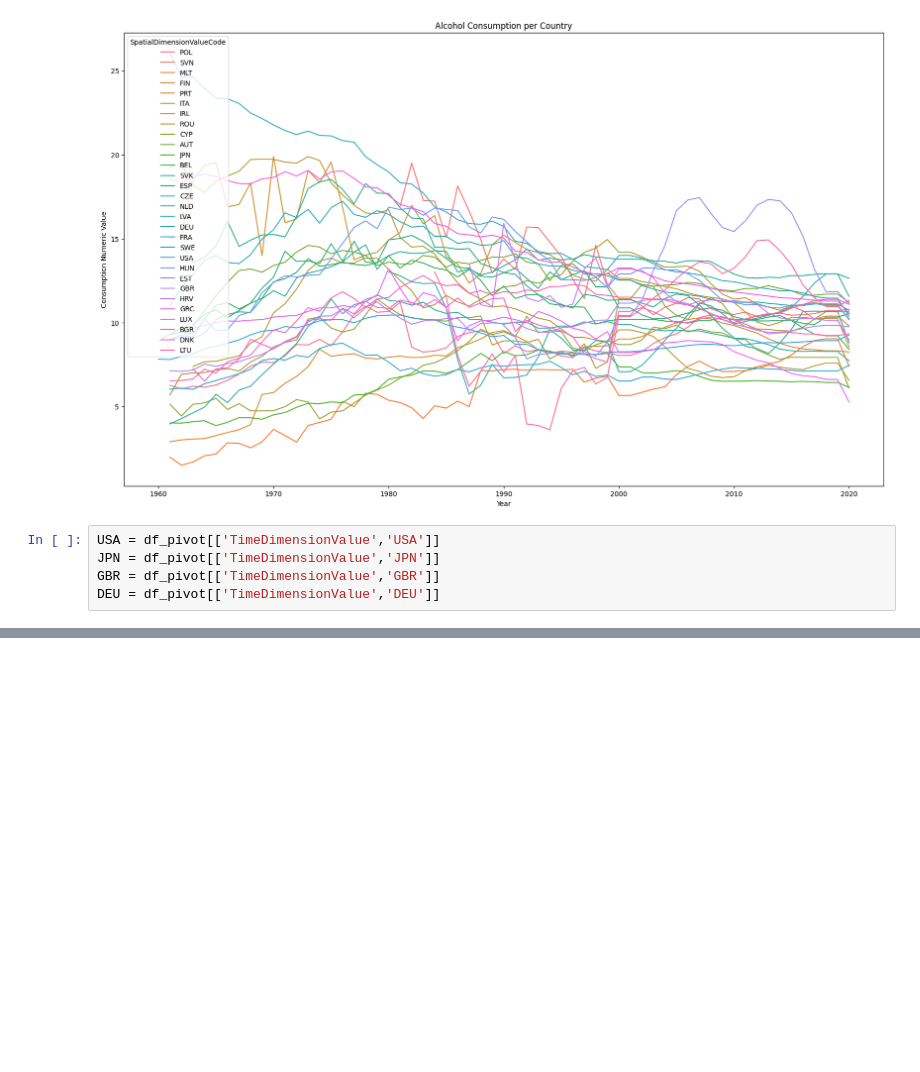
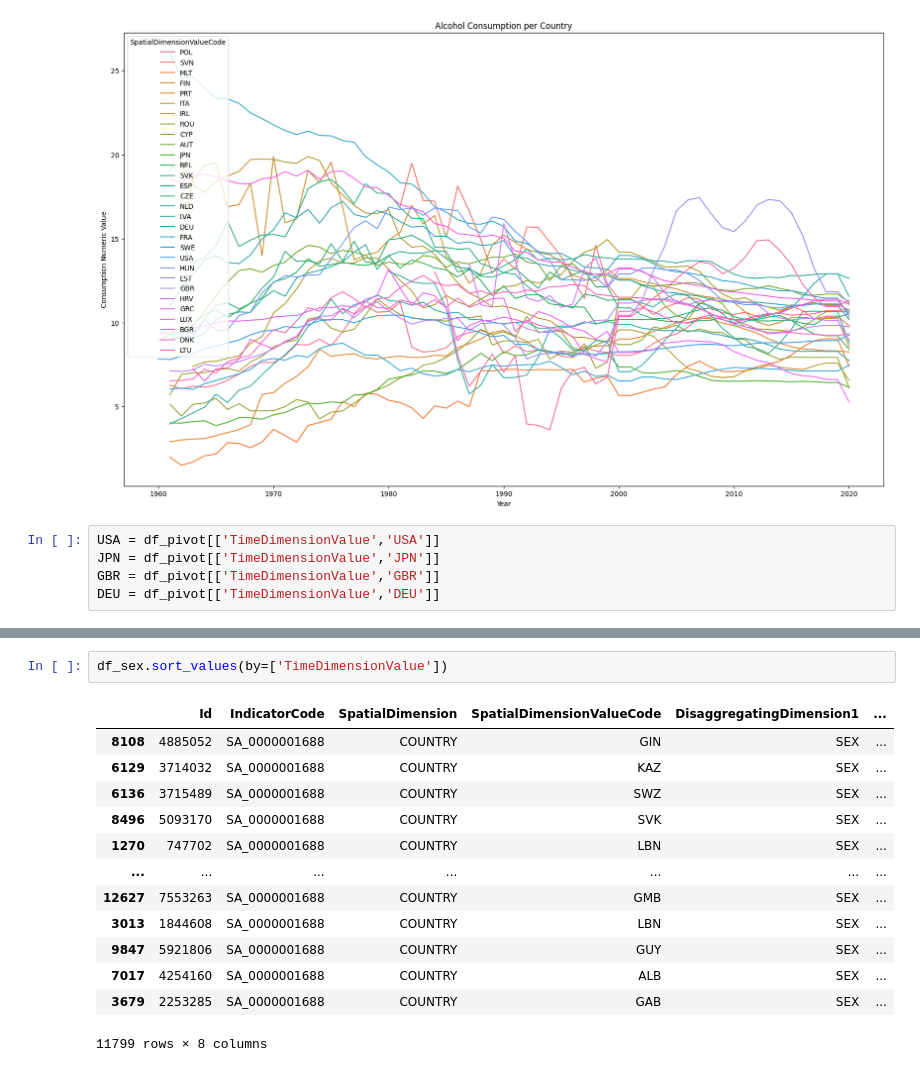
Before and after one commit to henqc/DS4002_CS3, a Jupyter notebook: Draft1.ipynb, the cells around one changed output, grey strips where cells are left out. Drawn from its saved outputs; the diff is of its cells as text; blank space fills up the shorter version.

```diff
--- a/Draft1.ipynb
+++ b/Draft1.ipynb
@@ -313,0 +303,16 @@ df_pivot2.reset_index(inplace=True)
+# %%
+df_sex.sort_values(by=['TimeDimensionValue'])
+# %% [output]
+|  | Id | IndicatorCode | SpatialDimension | SpatialDimensionValueCode | DisaggregatingDimension1 | ... |
+| 8108 | 4885052 | SA_0000001688 | COUNTRY | GIN | SEX | ... |
+| 6129 | 3714032 | SA_0000001688 | COUNTRY | KAZ | SEX | ... |
+| 6136 | 3715489 | SA_0000001688 | COUNTRY | SWZ | SEX | ... |
+| 8496 | 5093170 | SA_0000001688 | COUNTRY | SVK | SEX | ... |
+| 1270 | 747702 | SA_0000001688 | COUNTRY | LBN | SEX | ... |
+| ... | ... | ... | ... | ... | ... | ... |
+| 12627 | 7553263 | SA_0000001688 | COUNTRY | GMB | SEX | ... |
+| 3013 | 1844608 | SA_0000001688 | COUNTRY | LBN | SEX | ... |
+| 9847 | 5921806 | SA_0000001688 | COUNTRY | GUY | SEX | ... |
+| 7017 | 4254160 | SA_0000001688 | COUNTRY | ALB | SEX | ... |
+| 3679 | 2253285 | SA_0000001688 | COUNTRY | GAB | SEX | ... |
+11799 rows × 8 columns
```
Also changed, not shown: parts of 19 cells of this notebook.
